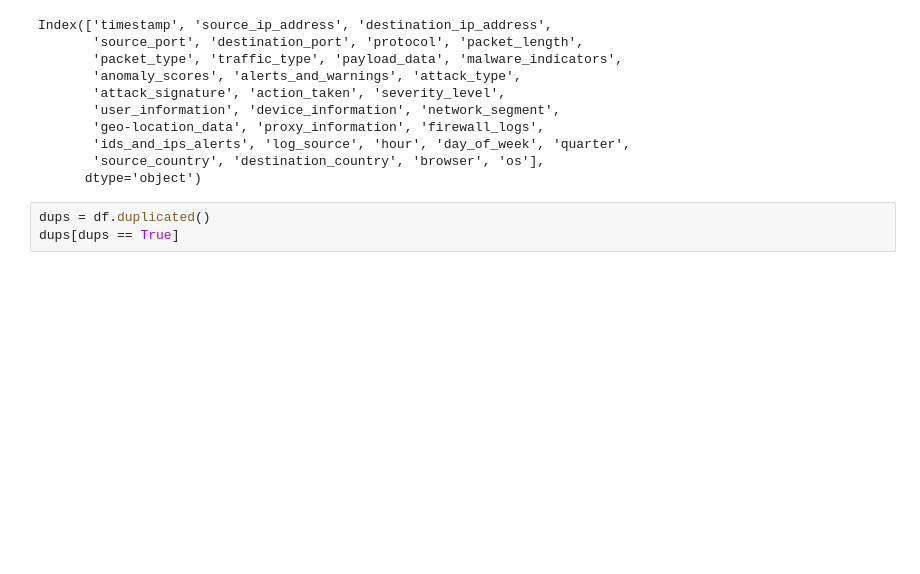
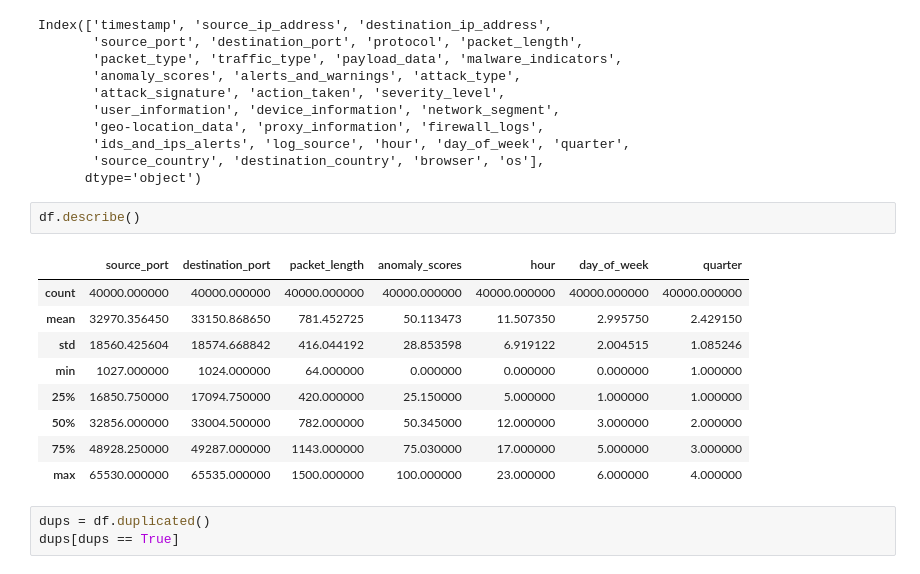
Before and after one commit to dominicbraam/cyberattack-model, a Jupyter notebook: notebooks/Data Exploration.ipynb, the cells around one changed output. Drawn from its saved outputs; the diff is of its cells as text; blank space fills up the shorter version.

```diff
--- a/notebooks/Data Exploration.ipynb
+++ b/notebooks/Data Exploration.ipynb
@@ -171,6 +171,18 @@ Index(['timestamp', 'source_ip_address', 'destination_ip_address',
        'ids_and_ips_alerts', 'log_source', 'hour', 'day_of_week', 'quarter',
        'source_country', 'destination_country', 'browser', 'os'],
       dtype='object')
+# %%
+df.describe()
+# %% [output]
+|  | source_port | destination_port | packet_length | anomaly_scores | hour | day_of_week | quarter |
+| count | 40000.000000 | 40000.000000 | 40000.000000 | 40000.000000 | 40000.000000 | 40000.000000 | 40000.000000 |
+| mean | 32970.356450 | 33150.868650 | 781.452725 | 50.113473 | 11.507350 | 2.995750 | 2.429150 |
+| std | 18560.425604 | 18574.668842 | 416.044192 | 28.853598 | 6.919122 | 2.004515 | 1.085246 |
+| min | 1027.000000 | 1024.000000 | 64.000000 | 0.000000 | 0.000000 | 0.000000 | 1.000000 |
+| 25% | 16850.750000 | 17094.750000 | 420.000000 | 25.150000 | 5.000000 | 1.000000 | 1.000000 |
+| 50% | 32856.000000 | 33004.500000 | 782.000000 | 50.345000 | 12.000000 | 3.000000 | 2.000000 |
+| 75% | 48928.250000 | 49287.000000 | 1143.000000 | 75.030000 | 17.000000 | 5.000000 | 3.000000 |
+| max | 65530.000000 | 65535.000000 | 1500.000000 | 100.000000 | 23.000000 | 6.000000 | 4.000000 |
 # %%
 dups = df.duplicated()
 dups[dups == True]
```
Also changed, not shown: parts of 39 cells of this notebook, 1 other file.
